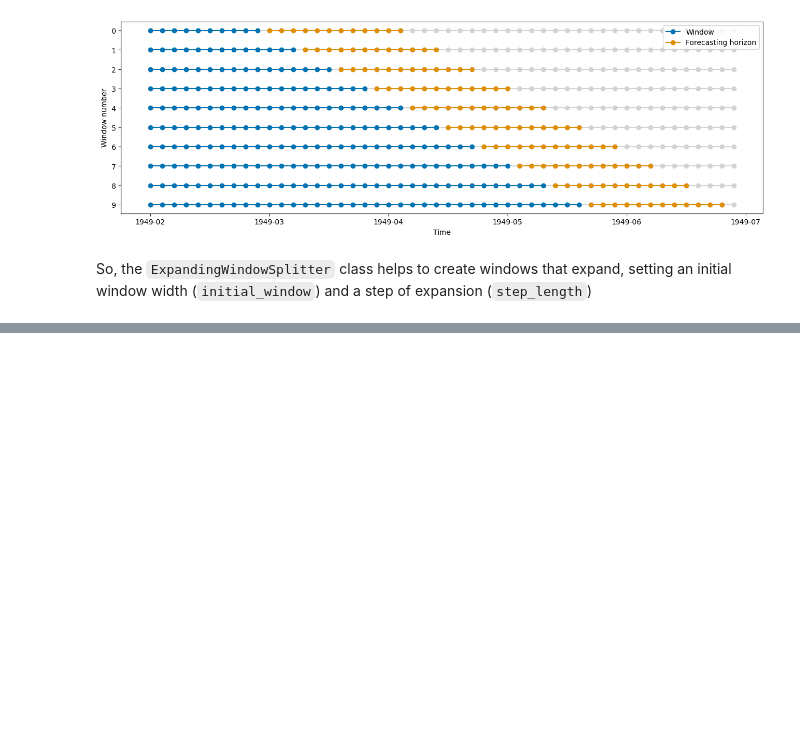
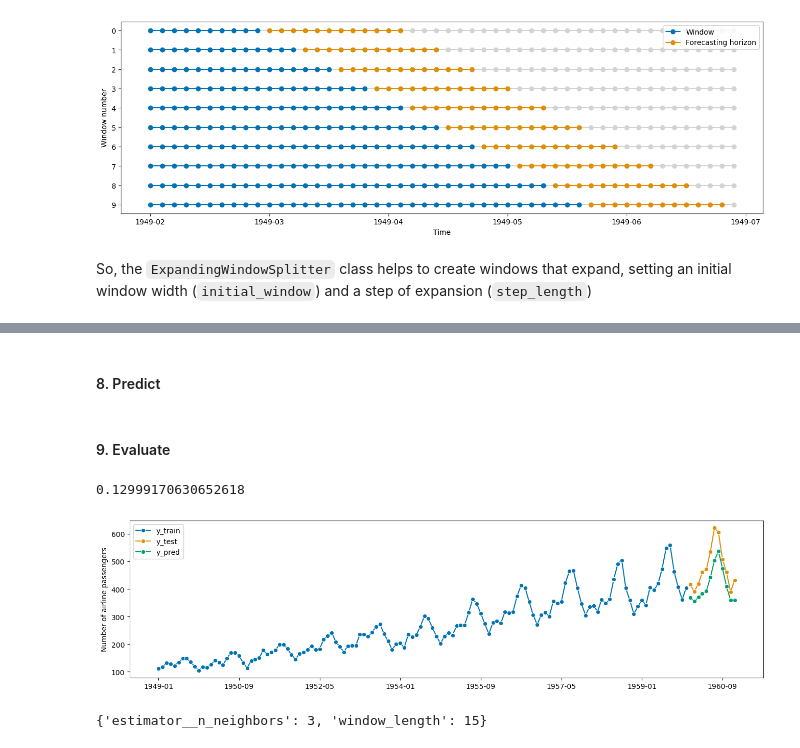
Before and after one commit to Edoch94/sktime-notes, a Jupyter notebook: 2_forecasting.ipynb, the cells around one changed output, grey strips where cells are left out. Saved outputs shown, nothing was run; the diff lists cells and outputs as text; code cells hidden in the pictures; blank space fills up the shorter version.

```diff
--- a/2_forecasting.ipynb
+++ b/2_forecasting.ipynb
@@ -456,0 +467,9 @@ So, the `ExpandingWindowSplitter` class helps to create windows that expand, set
+# %%
+param_grid = {
+    'window_length' : [9,12,15],
+    'estimator__n_neighbors' : np.arange(1,10)
+}
+
+from sktime.forecasting.model_selection import SlidingWindowSplitter
+
+cv = SlidingWindowSplitter(window_length=60, fh=fh)
@@ -456,0 +482,4 @@ So, the `ExpandingWindowSplitter` class helps to create windows that expand, set
+# %%
+from sktime.forecasting.model_selection import ForecastingGridSearchCV
+
+gscv = ForecastingGridSearchCV(forecaster=forecaster, cv=cv, param_grid=param_grid, strategy='refit', n_jobs=-1)
@@ -456,0 +488,2 @@ So, the `ExpandingWindowSplitter` class helps to create windows that expand, set
+# %%
+gscv.fit(y_train)
@@ -456,0 +496,19 @@ So, the `ExpandingWindowSplitter` class helps to create windows that expand, set
+# %% [markdown]
+#### 8. Predict
+# %%
+y_pred = gscv.predict(fh)
+# %% [markdown]
+#### 9. Evaluate
+# %%
+from sktime.utils.plotting import plot_series
+from sktime.performance_metrics.forecasting import mean_absolute_percentage_error
+
+plot_series(y_train, y_test, y_pred, labels=['y_train','y_test','y_pred'])
+mean_absolute_percentage_error(y_test, y_pred, symmetric=False)
+# %% [output]
+0.12999170630652618
+[figure, added]
+# %%
+gscv.best_params_
+# %% [output]
+{'estimator__n_neighbors': 3, 'window_length': 15}
```
Also changed, not shown: parts of 53 cells of this notebook, 1 other file.
